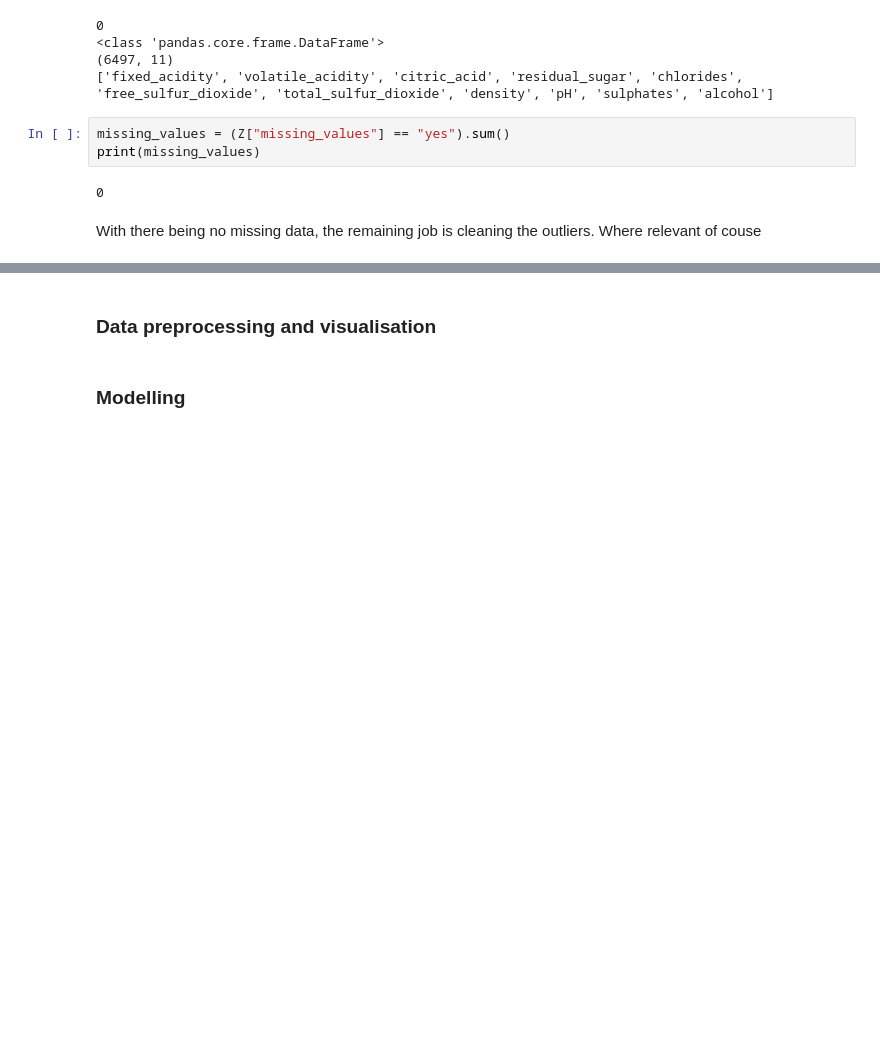
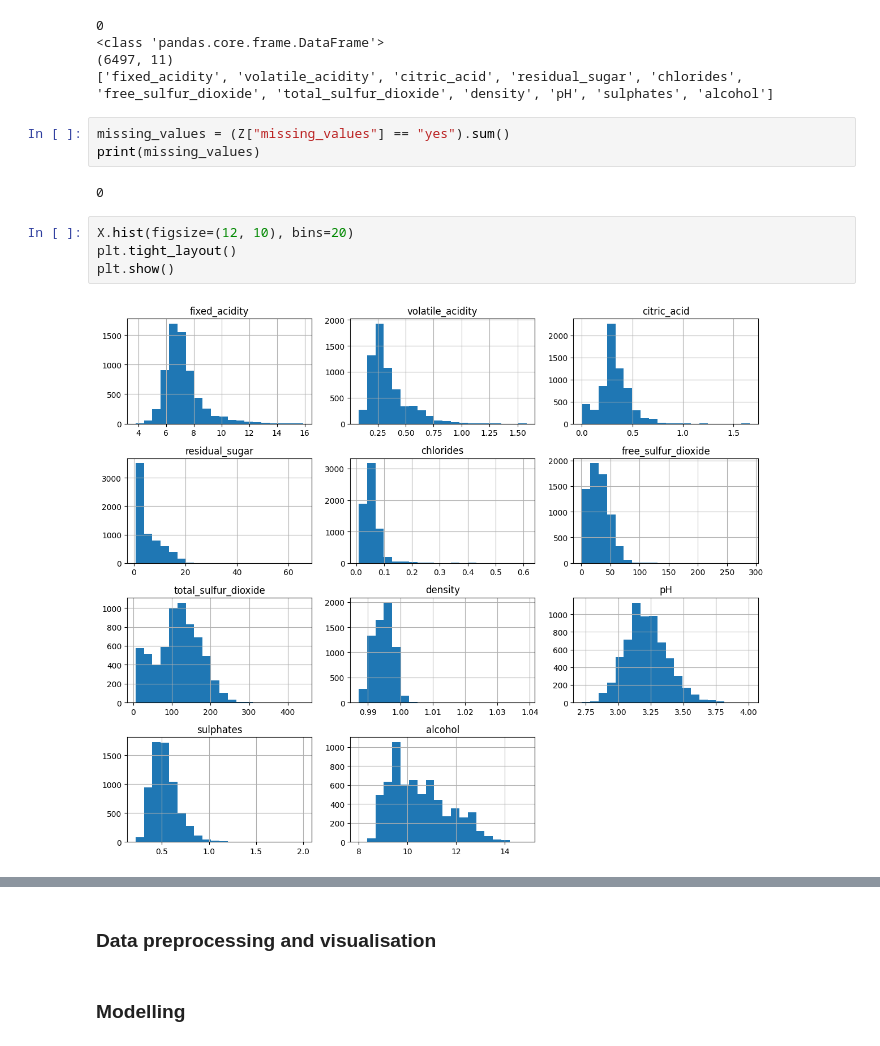
Before and after one commit to sondre04aasheim-spec/Deliverable_3_DAT200, a Jupyter notebook: CA3_template_group_30.ipynb, the cells around one changed output, grey strips where cells are left out. Cells and saved outputs as stored; diff of their text form; blank space fills up the shorter version.

```diff
--- a/CA3_template_group_30.ipynb
+++ b/CA3_template_group_30.ipynb
@@ -118,5 +116,9 @@ missing_values = (Z["missing_values"] == "yes").sum()
 print(missing_values)
 # %% [output]
 0
-# %% [markdown]
-With there being no missing data, the remaining job is cleaning the outliers. Where relevant of couse
+# %%
+X.hist(figsize=(12, 10), bins=20)
+plt.tight_layout()
+plt.show()
+# %% [output]
+[figure, added]
```
Also changed, not shown: parts of 2 cells of this notebook.
